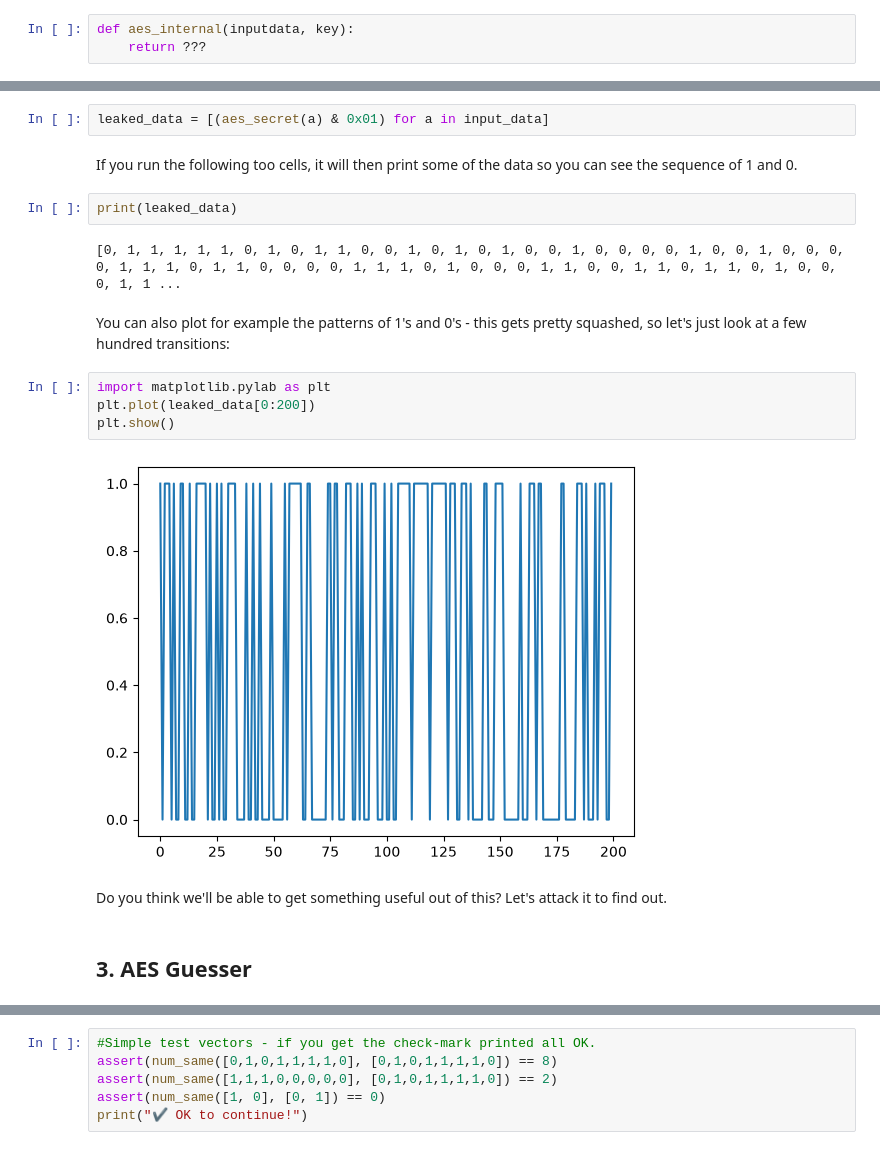
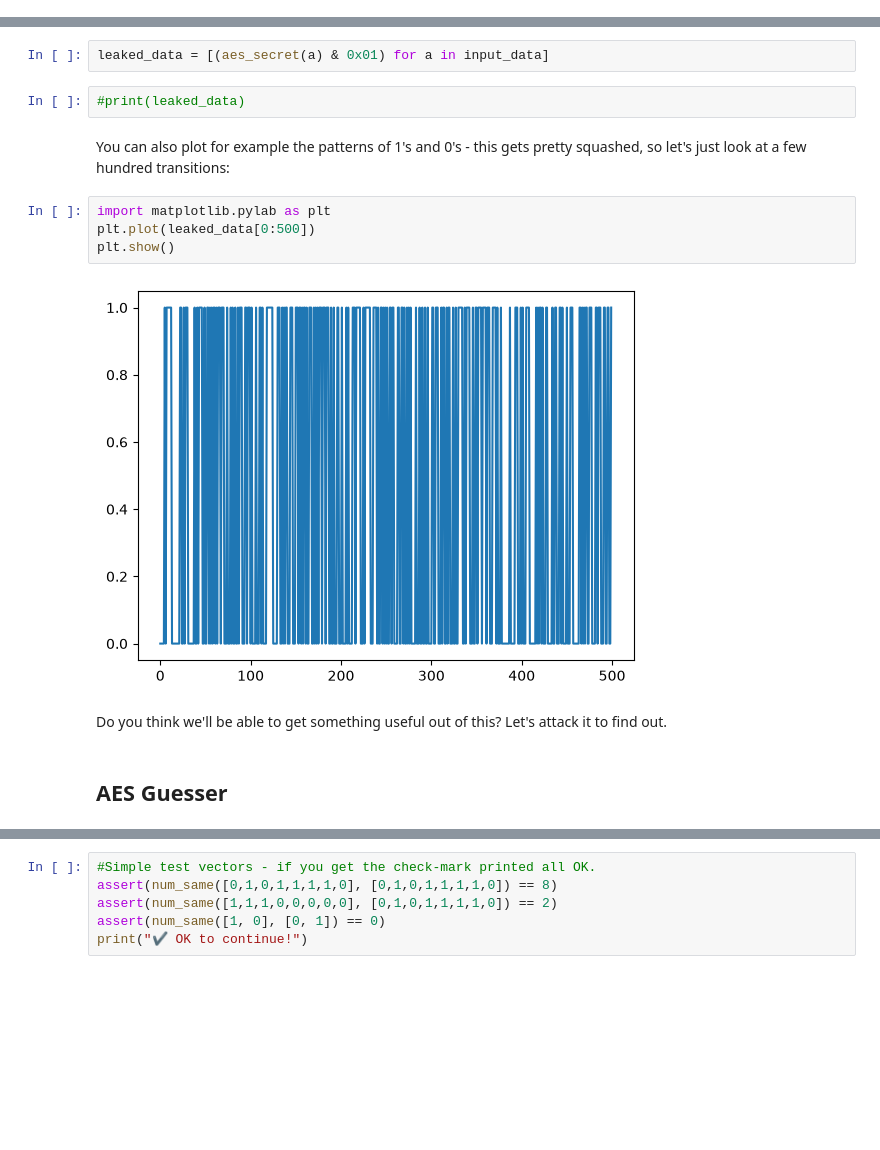
Before and after one commit to peter-hoch/chipwhisperer-jupyter, a Jupyter notebook: courses/sca101/Lab 3_2 - Recovering Data from a Single Bit reduced.ipynb, the cells around one changed output, grey strips where cells are left out. Cells and saved outputs as stored; diff of their text form; blank space fills up the shorter version.

```diff
--- a/courses/sca101/Lab 3_2 - Recovering Data from a Single Bit reduced.ipynb
+++ b/courses/sca101/Lab 3_2 - Recovering Data from a Single Bit reduced.ipynb
@@ -51,6 +23,3 @@ Alright - that should be enough for you to build a simple function that XORs a s
-# %%
-def aes_internal(inputdata, key):
-    return ???
 # %%
 def aes_internal(inputdata, key):
     temp = inputdata ^ key
@@ -120,21 +58,17 @@ Now, feed all those inputs through the `aes_secret` function. Because this is a
 # %%
 leaked_data = [(aes_secret(a) & 0x01) for a in input_data]
-# %% [markdown]
-If you run the following too cells, it will then print some of the data so you can see the sequence of 1 and 0.
-# %%
-print(leaked_data)
-# %% [output]
-[0, 1, 1, 1, 1, 1, 0, 1, 0, 1, 1, 0, 0, 1, 0, 1, 0, 1, 0, 0, 1, 0, 0, 0, 0, 1, 0, 0, 1, 0, 0, 0, 0, 1, 1, 1, 0, 1, 1, 0, 0, 0, 0, 1, 1, 1, 0, 1, 0, 0, 0, 1, 1, 0, 0, 1, 1, 0, 1, 1, 0, 1, 0, 0, 0, 1, 1 ...
+# %%
+#print(leaked_data)
 # %% [markdown]
 You can also plot for example the patterns of 1's and 0's - this gets pretty squashed, so let's just look at a few hundred transitions:
 # %%
 import matplotlib.pylab as plt
-plt.plot(leaked_data[0:200])
+plt.plot(leaked_data[0:500])
 plt.show()
 # %% [output]
-[figure, old version]
+[figure, new version]
 # %% [markdown]
 Do you think we'll be able to get something useful out of this? Let's attack it to find out.
 # %% [markdown]
-## 3. AES Guesser
+## AES Guesser
 # %% [markdown]
```
Also changed, not shown: parts of 45 cells of this notebook, 3 other files.
